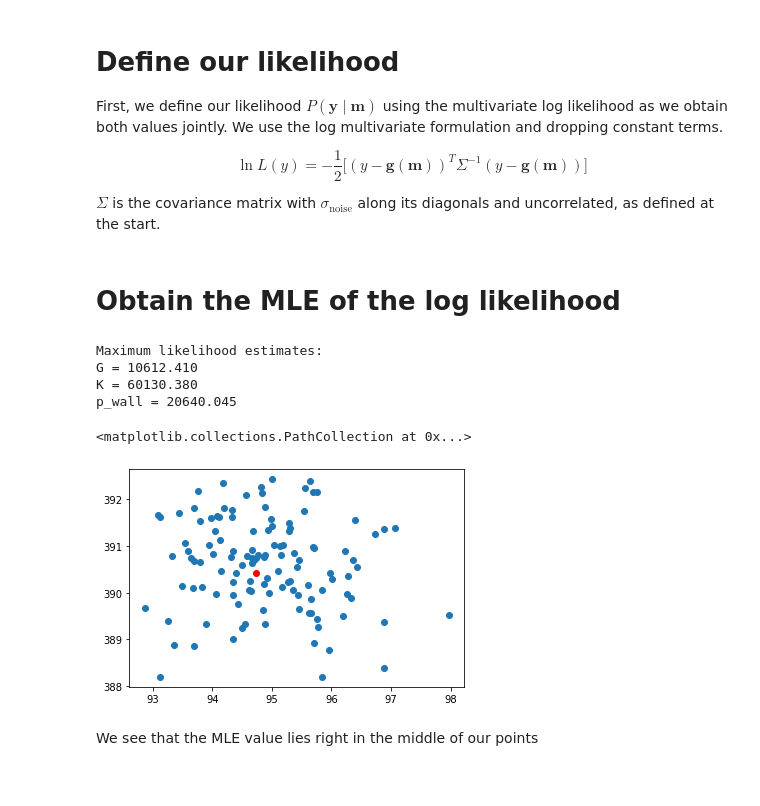
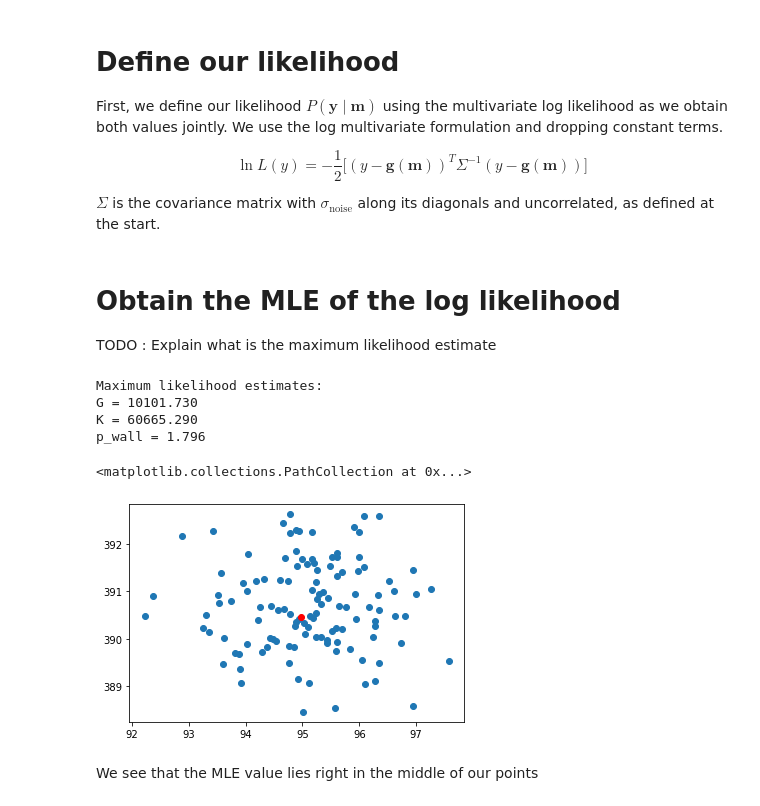
Before and after one commit to bearylogical/bayesian_mm, a Jupyter notebook: notebooks/emcee_strain_predict.ipynb, the cells around one changed output. Saved outputs shown, nothing was run; the diff lists cells and outputs as text; code cells hidden in the pictures.

```diff
--- a/notebooks/emcee_strain_predict.ipynb
+++ b/notebooks/emcee_strain_predict.ipynb
@@ -144,6 +142,7 @@ A_inv = np.linalg.inv(A)
 
 p_0 = 11220 / length_scale
 true_p_wall = 19946.5733
+true_p_factor = true_p_wall / p_0
 
 r_0, l_0 = 117.9 / length_scale , 313.0 / length_scale
 alpha = 0.064
@@ -166,5 +165,6 @@ sd_noise = 1
 y_err = np.random.normal(loc=0, scale=sd_noise, size=(2, N))
 y_true = np.array([[rr_1, ll_1]]).T
 y = y_true + y_err
+y = y.T
 cov = np.array([[sd_noise, 0],[0, sd_noise]])
 # %%
@@ -274,9 +276,9 @@ $$\ln L(y) = - \frac{1}{2}\Big[(y - \boldsymbol{g}(\boldsymbol{m}))^T \Sigma^{-1
 $\Sigma$ is the covariance matrix with $\sigma_{\mathrm{noise}}$ along its diagonals and uncorrelated, as defined at the start.
 # %%
 def log_likelihood(theta, x, y, cov):
-    G, K, p_wall = theta
+    G, K, p_factor = theta
     r_0, l_0, p_0 = np.hsplit(x, 3)  # unpack our data
-    y_pred = model(G, K, p_wall, r_0, l_0, p_0)
+    y_pred = model(G, K, p_factor, r_0, l_0, p_0)
     res = y - y_pred
     def calc_loglikelihood(res):
         return -0.5 * np.dot(res, np.linalg.solve(cov, res))
@@ -284,6 +286,8 @@ def log_likelihood(theta, x, y, cov):
     return loglikelihood.sum()
 # %% [markdown]
 # Obtain the MLE of the log likelihood
+
+TODO : Explain what is the maximum likelihood estimate
 # %%
 # solve via MLE
 from scipy.optimize import minimize
@@ -291,8 +295,8 @@ from scipy.optimize import minimize
 x = np.array((r_0, l_0, p_0)) + 0.1 + np.random.randn(3, N).T
 np.random.seed(42)
 nll = lambda *args: -log_likelihood(*args)
-initial = np.array([true_G, true_K, true_p_wall]) + 0.1 * np.random.randn(3)
-soln = minimize(nll, initial, args=(x, y.T, cov))
+initial = np.array([true_G, true_K, true_p_factor]) + 0.1 * np.random.randn(3)
+soln = minimize(nll, initial, args=(x, y, cov))
 G_ml, K_ml, p_wall_ml = soln.x
 
 print("Maximum likelihood estimates:")
@@ -301,16 +305,16 @@ print(f"K = {K_ml:.3f}")
 print(f"p_wall = {p_wall_ml:.3f}")
 # %% [output]
 Maximum likelihood estimates:
-G = 10612.410
-K = 60130.380
-p_wall = 20640.045
+G = 10101.730
+K = 60665.290
+p_wall = 1.796
 # %%
 pred = model(G_ml, K_ml, p_wall_ml, r_0, l_0, p_0)
-plt.scatter(y[0,:], y[1,:])
+plt.scatter(y[:,0], y[:,1])
 plt.scatter(x=pred[0], y=pred[1], c='red')
 # %% [output]
 <matplotlib.collections.PathCollection at 0x...>
-[figure, old version]
+[figure, new version]
 # %% [markdown]
 We see that the MLE value lies right in the middle of our points
 # %% [markdown]
```
Also changed, not shown: parts of 17 cells of this notebook.
